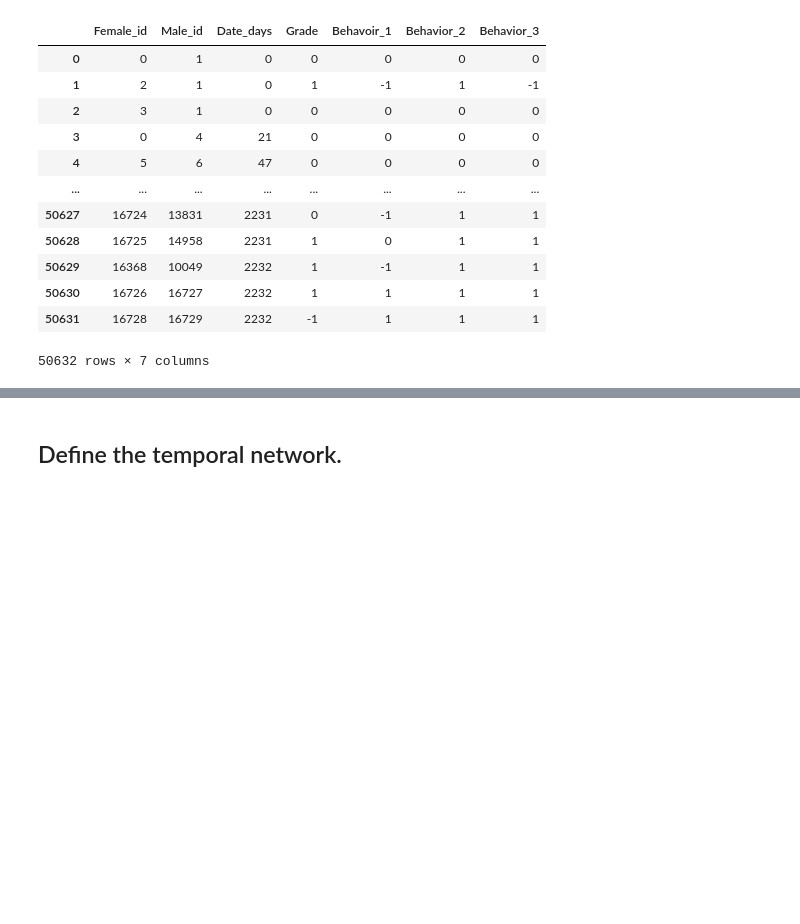
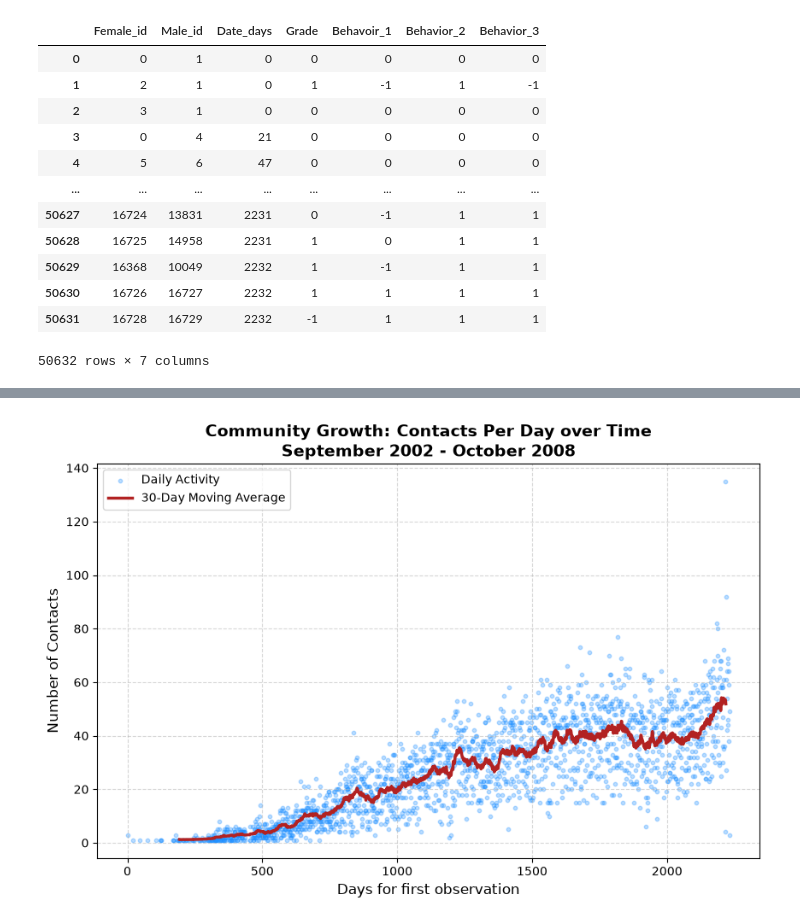
Before and after one commit to elisabettasalvai/sfi_std_project, a Jupyter notebook: sti_modeling.ipynb, the cells around one changed output, grey strips where cells are left out. Drawn from its saved outputs; the diff is of its cells as text; code cells hidden in the pictures; blank space fills up the shorter version.

```diff
--- a/sti_modeling.ipynb
+++ b/sti_modeling.ipynb
@@ -50,3 +49 @@ df_daily_contacts.plot(x='Date_days', y='contacts_per_day', kind='scatter')
 [figure]
-# %% [markdown]
-## Define the temporal network.
@@ -54,0 +50,24 @@ temp_net = tx.temporal_graph(directed=False)
+# %%
+import matplotlib.pyplot as plt
+
+# 1. Calculate a 30-day rolling average to smooth the data
+df_daily_contacts['rolling_30'] = df_daily_contacts['contacts_per_day'].rolling(window=30, center=True).mean()
+
+plt.figure(figsize=(10, 6))
+
+# Plot the original data faintly in the background
+plt.scatter(df_daily_contacts['Date_days'], df_daily_contacts['contacts_per_day'],
+            alpha=0.3, color='dodgerblue', s=10, label='Daily Activity')
+
+# Overlay the clean trend line
+plt.plot(df_daily_contacts['Date_days'], df_daily_contacts['rolling_30'],
+         color='firebrick', linewidth=2.5, label='30-Day Moving Average')
+
+plt.title('Community Growth: Contacts Per Day over Time\nSeptember 2002 - October 2008', fontsize=14, fontweight='bold')
+plt.xlabel('Days for first observation', fontsize=12)
+plt.ylabel('Number of Contacts', fontsize=12)
+plt.legend()
+plt.grid(True, linestyle='--', alpha=0.5)
+plt.show()
+# %% [output]
+[figure, added]
```
Also changed, not shown: parts of 20 cells of this notebook, 1 other file.
